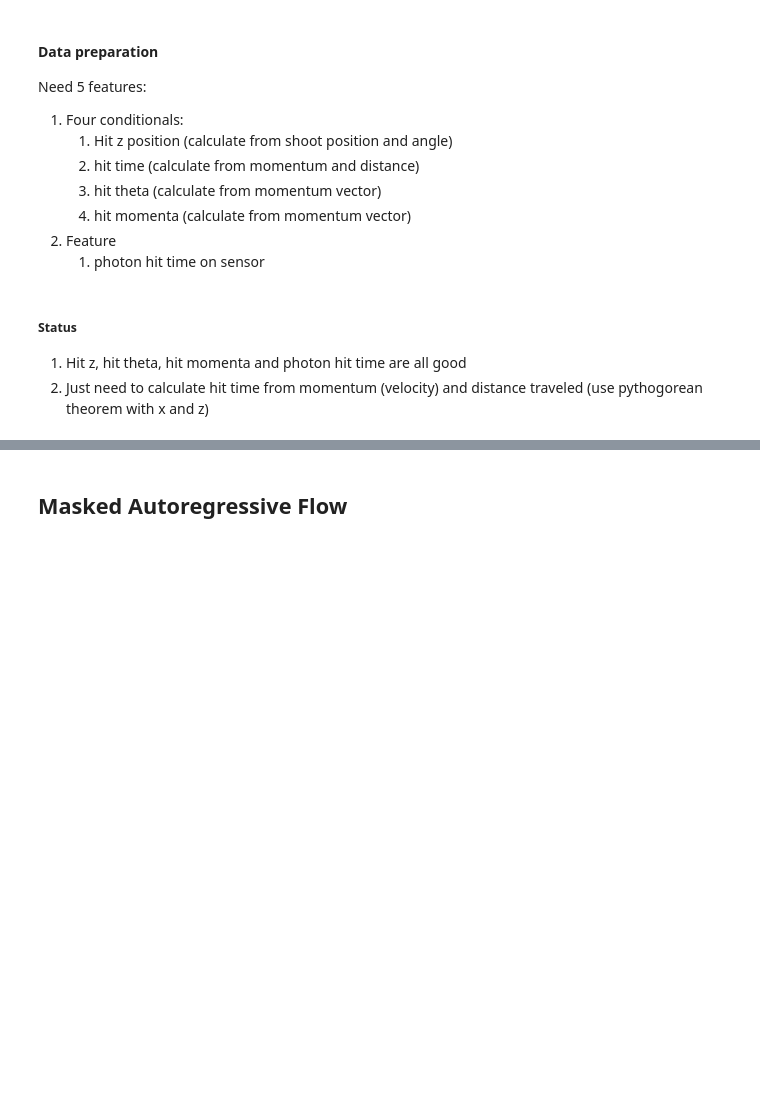
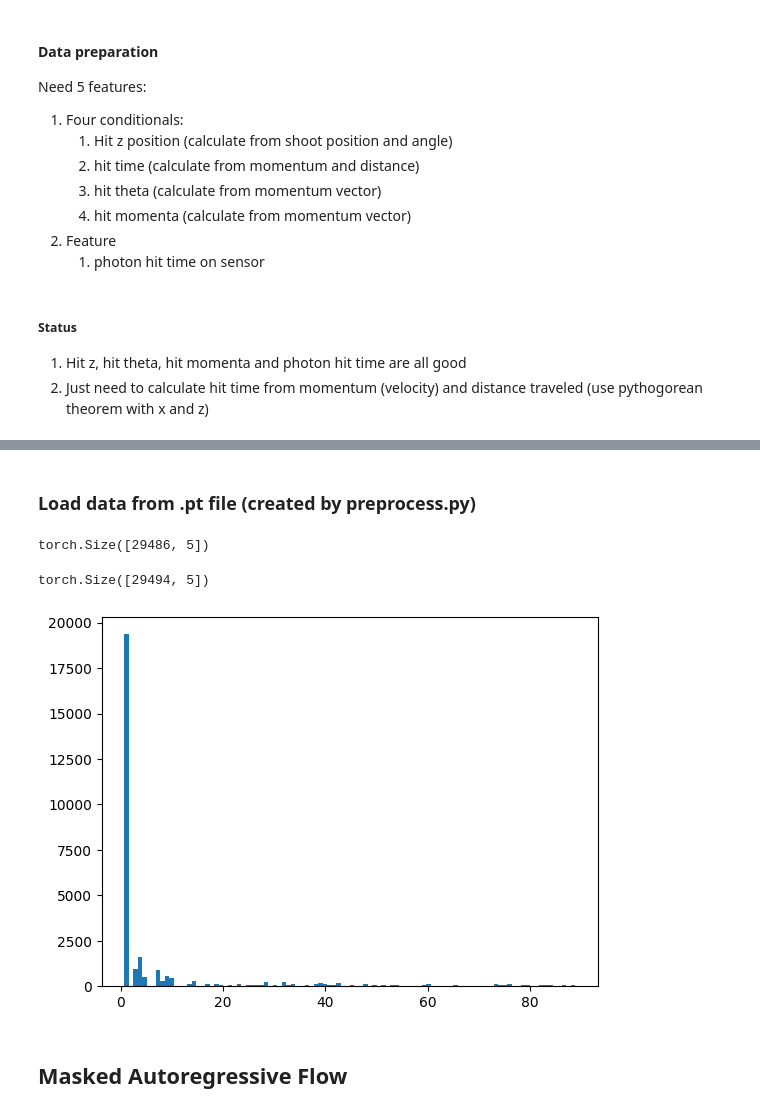
Before and after one commit to RowanKell/work_eic, a Jupyter notebook: macros/Timing_estimation/conditional_flow.ipynb, the cells around one changed output, grey strips where cells are left out. Drawn from its saved outputs; the diff is of its cells as text; code cells hidden in the pictures; blank space fills up the shorter version.

```diff
--- a/macros/Variation/conditional_flow.ipynb
+++ b/macros/Timing_estimation/conditional_flow.ipynb
@@ -141,5 +126,19 @@ KeyboardInterrupt:
+# %% [markdown]
+### Load data from .pt file (created by preprocess.py)
+# %%
+inputs = torch.load("data/July_03/Run_0/test_1file_100events.pt")
+# %%
+inputs.shape
+# %% [output]
+torch.Size([29486, 5])
+# %%
+inputs.shape #file 10, 100 events
+# %% [output]
+torch.Size([29494, 5])
 # %%
-inputs.shape
+plot.hist(inputs[:,2],bins = 100);
+# %% [output]
+[figure, added]
 # %%
 indexes = torch.randperm(inputs.shape[0])
 dataset = inputs[indexes]
```
Also changed, not shown: parts of 4 cells of this notebook, 35 other files.
